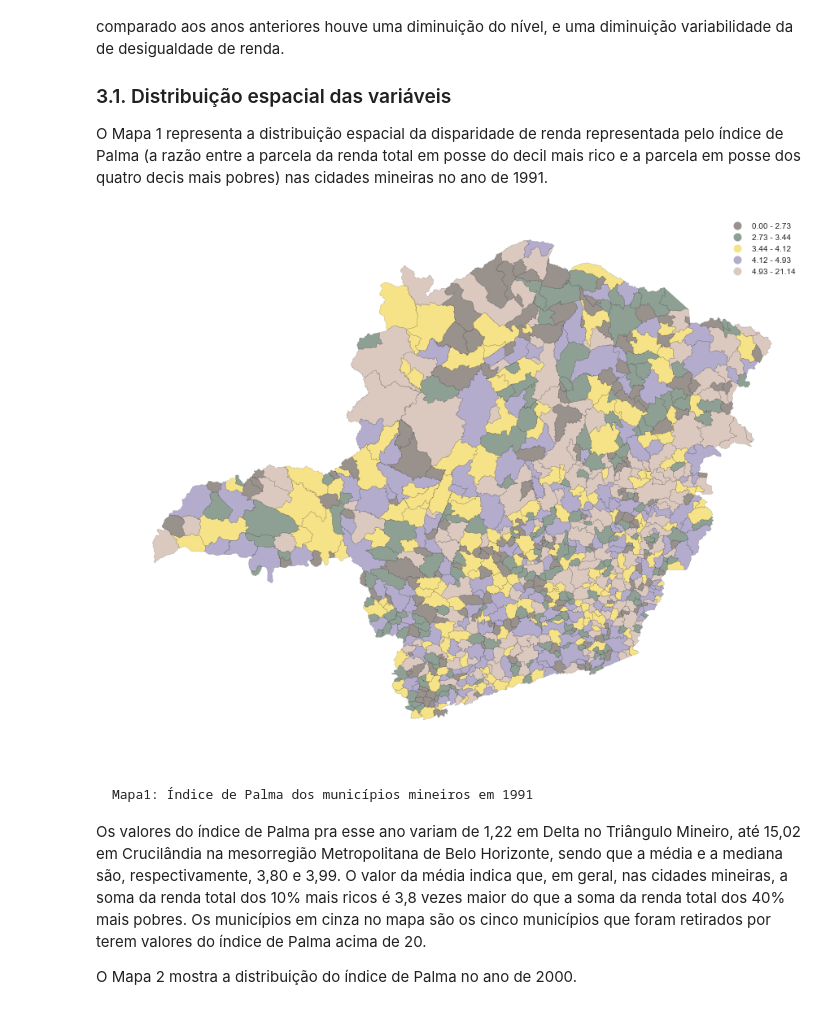
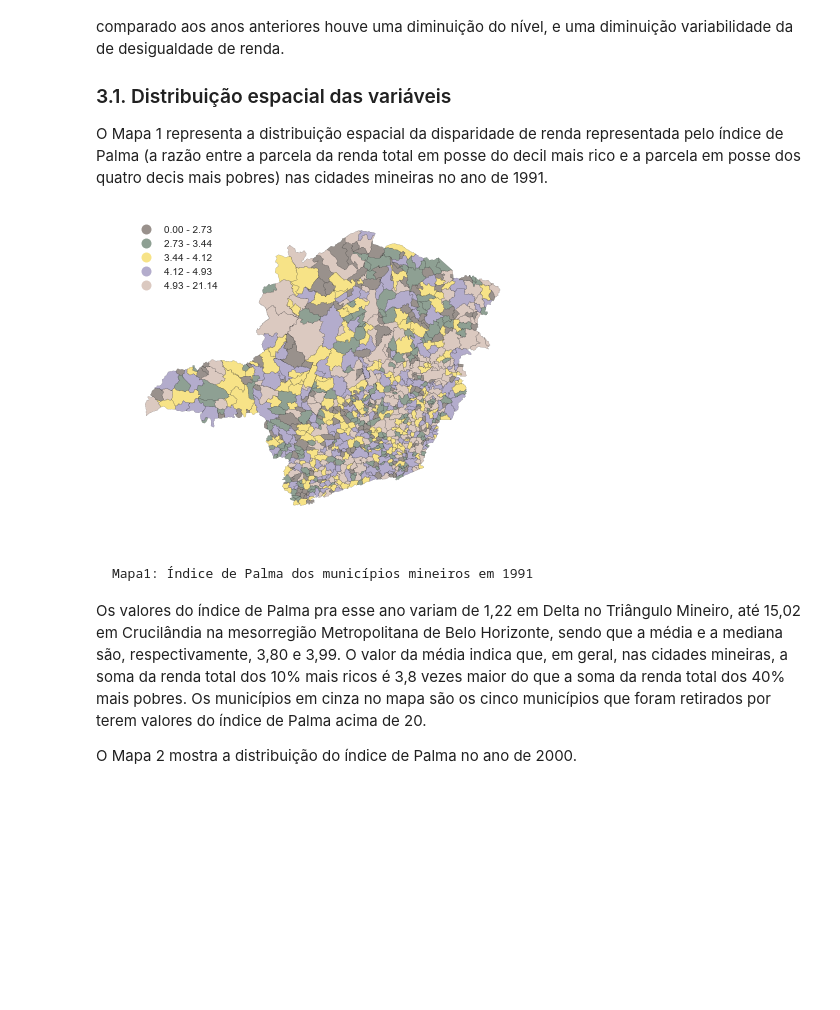
Before and after one commit to walefmachado/aede-desigualdade-mg, a Jupyter notebook: aede_desigualdade_mg.ipynb, the cells around one changed output. Cells and saved outputs as stored; diff of their text form; code cells hidden in the pictures; blank space fills up the shorter version.

```diff
--- a/aede_desigualdade_mg.ipynb
+++ b/aede_desigualdade_mg.ipynb
@@ -110,7 +111,7 @@ from nupis import *
 
 %matplotlib inline
 # %%
-bruto = pd.read_csv('/home/walef/AEDE organizar/Dados/atlasb.csv')
+bruto = pd.read_csv('/home/walef/AEDE/Dados/atlasb.csv')
 
 atlas10 = bruto.query('ano == 2010')
 atlas00 = bruto.query('ano == 2000')
@@ -154,7 +155,7 @@ palma = palma[['mun', 'nome_mun',
                'uf', 'meso', 'nome_meso']]
 
 
-malha = '/home/walef/AEDE organizar/Dados/Malhas/31MUE250GC_SIR.shp'
+malha = '/home/walef/AEDE/Malhas/minas_gerais_municipios/31MUE250GC_SIR.shp'
 mg = gp.read_file(malha)
 mg.geometry = mg.geometry.simplify(0.001)
 mg.rename(columns={'CD_GEOCMU': 'mun'}, inplace=True)
@@ -185,10 +186,10 @@ De acordo com a Tabela 1, é possível perceber, através dos valores da média
 O Mapa 1 representa a distribuição espacial da disparidade de renda representada pelo índice de Palma (a razão entre a parcela da renda total em posse do decil mais rico e a parcela em posse dos quatro decis mais pobres) nas cidades mineiras no ano de 1991.
 # %%
 ax = mg.plot(column='palma91', scheme='quantiles', k=5,
-             linewidth=0.1, figsize=(15,15), legend=True, cmap=x)
+             linewidth=0.1, figsize=(7,7), legend=True, cmap=x)
 ax.set_axis_off();
 # %% [output]
-[figure, old version]
+[figure, new version]
 # %% [markdown]
     Mapa1: Índice de Palma dos municípios mineiros em 1991
 
```
Also changed, not shown: parts of 4 cells of this notebook.
